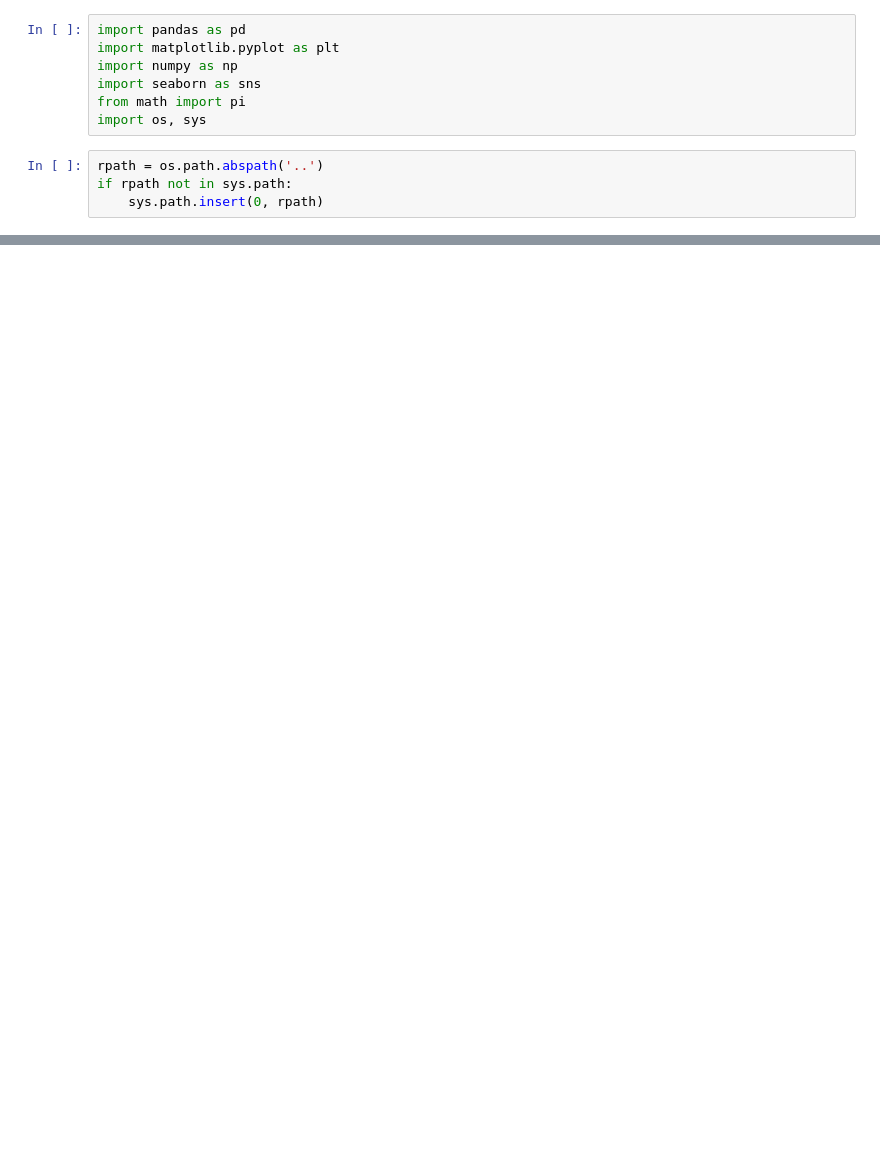
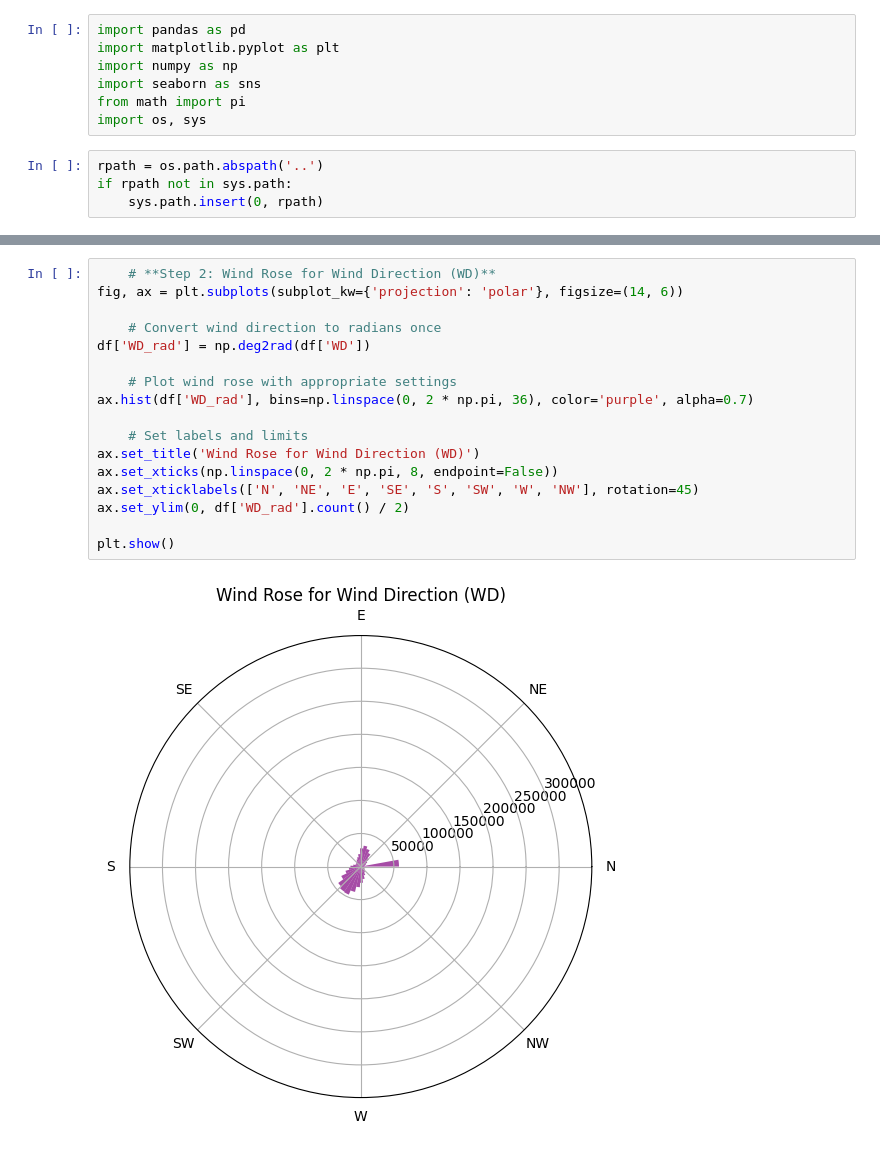
Before and after one commit to Ofgeha-Gelana/moonlight-solar-strategy, a Jupyter notebook: notebooks/wind_analysis.ipynb, the cells around one changed output, grey strips where cells are left out. Drawn from its saved outputs; the diff is of its cells as text; blank space fills up the shorter version.

```diff
--- a/notebooks/wind_analysis.ipynb
+++ b/notebooks/wind_analysis.ipynb
@@ -21,0 +31,19 @@ ValueError: The number of FixedLocator locations (12), usually from a call to se
+# %%
+    # **Step 2: Wind Rose for Wind Direction (WD)**
+fig, ax = plt.subplots(subplot_kw={'projection': 'polar'}, figsize=(14, 6))
+
+    # Convert wind direction to radians once
+df['WD_rad'] = np.deg2rad(df['WD'])
+
+    # Plot wind rose with appropriate settings
+ax.hist(df['WD_rad'], bins=np.linspace(0, 2 * np.pi, 36), color='purple', alpha=0.7)
+
+    # Set labels and limits
+ax.set_title('Wind Rose for Wind Direction (WD)')
+ax.set_xticks(np.linspace(0, 2 * np.pi, 8, endpoint=False))
+ax.set_xticklabels(['N', 'NE', 'E', 'SE', 'S', 'SW', 'W', 'NW'], rotation=45)
+ax.set_ylim(0, df['WD_rad'].count() / 2)
+
+plt.show()
+# %% [output]
+[figure, added]
```
Also changed, not shown: parts of 2 cells of this notebook, 1 other file.
